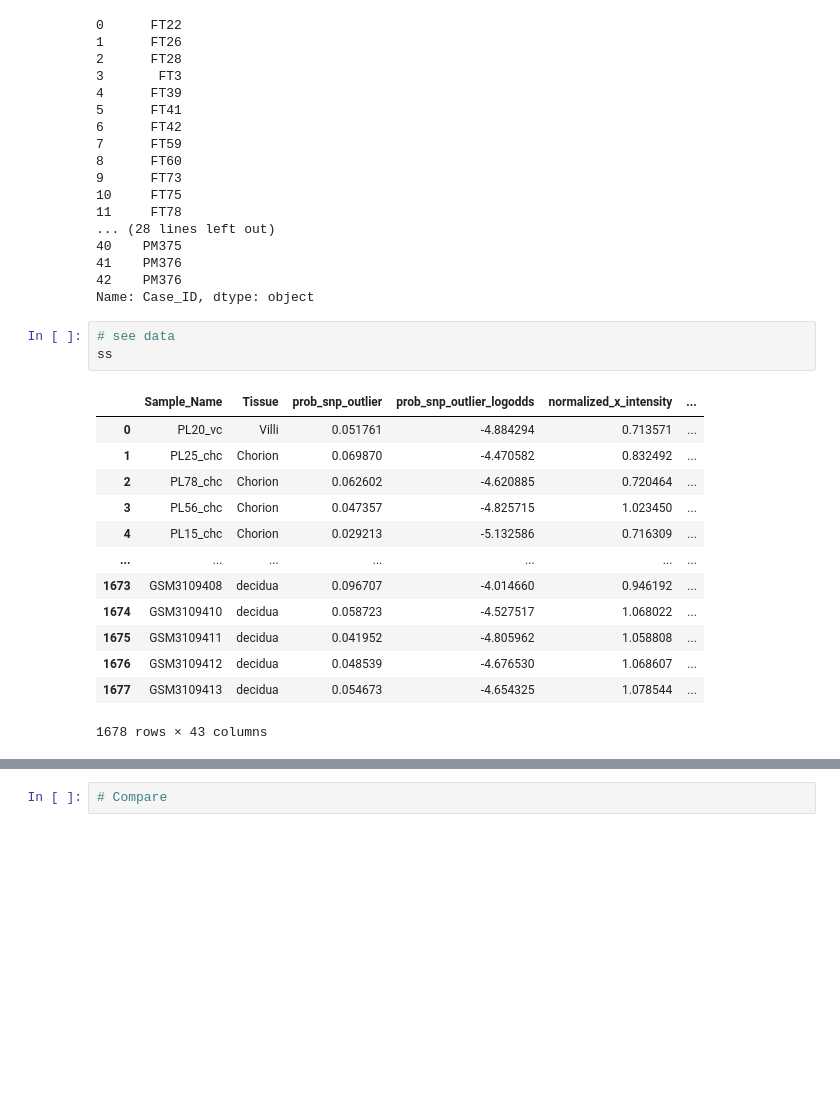
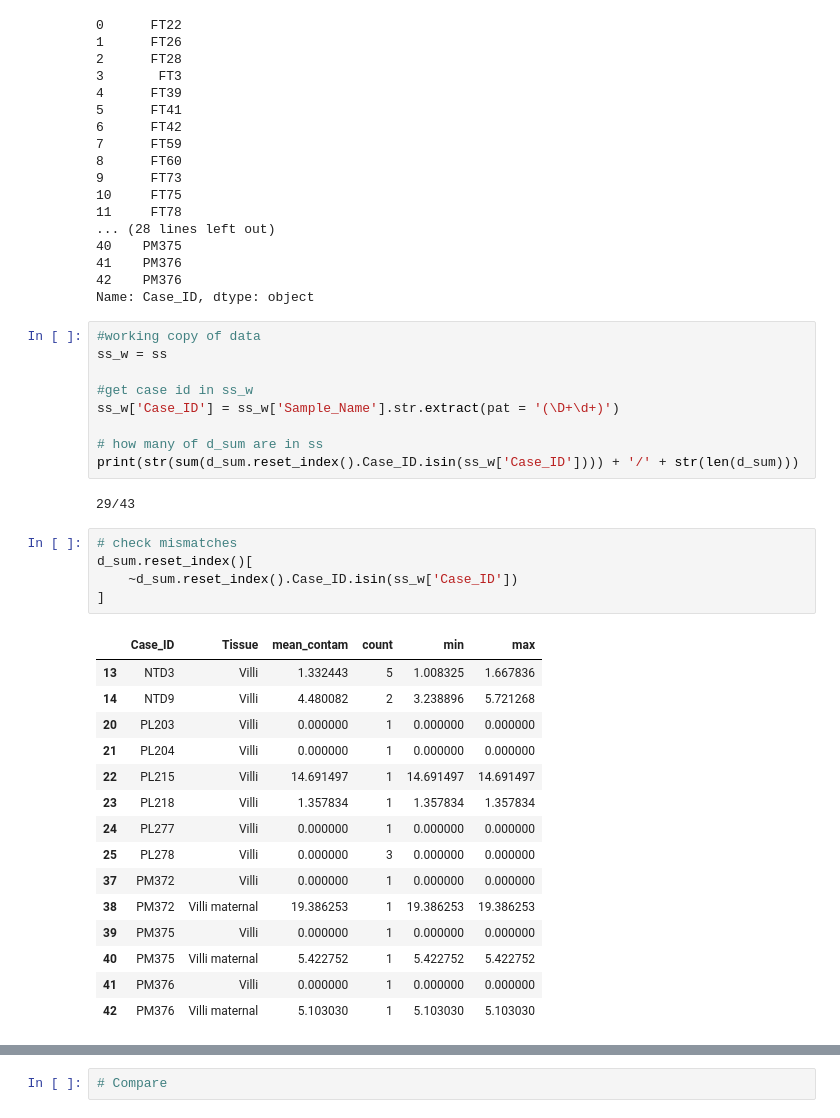
Before and after one commit to wvictor14/DNAm-contamination, a Jupyter notebook: Py/1-10 update microsatellites v2.ipynb, the cells around one changed output, grey strips where cells are left out. Drawn from its saved outputs; the diff is of its cells as text; blank space fills up the shorter version.

Commit message:
1-10 update check for missing samples

```diff
--- a/Py/1-10 update microsatellites v2.ipynb
+++ b/Py/1-10 update microsatellites v2.ipynb
@@ -261,19 +298,34 @@ d_sum.reset_index().Case_ID
 42    PM376
 Name: Case_ID, dtype: object
 # %%
-# see data
-ss
+#working copy of data
+ss_w = ss
+
+#get case id in ss_w
+ss_w['Case_ID'] = ss_w['Sample_Name'].str.extract(pat = '(\D+\d+)')
+
+# how many of d_sum are in ss
+print(str(sum(d_sum.reset_index().Case_ID.isin(ss_w['Case_ID']))) + '/' + str(len(d_sum)))
 # %% [output]
-|  | Sample_Name | Tissue | prob_snp_outlier | prob_snp_outlier_logodds | normalized_x_intensity | ... |
-| 0 | PL20_vc | Villi | 0.051761 | -4.884294 | 0.713571 | ... |
-| 1 | PL25_chc | Chorion | 0.069870 | -4.470582 | 0.832492 | ... |
-| 2 | PL78_chc | Chorion | 0.062602 | -4.620885 | 0.720464 | ... |
-| 3 | PL56_chc | Chorion | 0.047357 | -4.825715 | 1.023450 | ... |
-| 4 | PL15_chc | Chorion | 0.029213 | -5.132586 | 0.716309 | ... |
-| ... | ... | ... | ... | ... | ... | ... |
-| 1673 | GSM3109408 | decidua | 0.096707 | -4.014660 | 0.946192 | ... |
-| 1674 | GSM3109410 | decidua | 0.058723 | -4.527517 | 1.068022 | ... |
-| 1675 | GSM3109411 | decidua | 0.041952 | -4.805962 | 1.058808 | ... |
-| 1676 | GSM3109412 | decidua | 0.048539 | -4.676530 | 1.068607 | ... |
-| 1677 | GSM3109413 | decidua | 0.054673 | -4.654325 | 1.078544 | ... |
-1678 rows × 43 columns
+29/43
+# %%
+# check mismatches
+d_sum.reset_index()[
+    ~d_sum.reset_index().Case_ID.isin(ss_w['Case_ID'])
+]
+# %% [output]
+|  | Case_ID | Tissue | mean_contam | count | min | max |
+| 13 | NTD3 | Villi | 1.332443 | 5 | 1.008325 | 1.667836 |
+| 14 | NTD9 | Villi | 4.480082 | 2 | 3.238896 | 5.721268 |
+| 20 | PL203 | Villi | 0.000000 | 1 | 0.000000 | 0.000000 |
+| 21 | PL204 | Villi | 0.000000 | 1 | 0.000000 | 0.000000 |
+| 22 | PL215 | Villi | 14.691497 | 1 | 14.691497 | 14.691497 |
+| 23 | PL218 | Villi | 1.357834 | 1 | 1.357834 | 1.357834 |
+| 24 | PL277 | Villi | 0.000000 | 1 | 0.000000 | 0.000000 |
+| 25 | PL278 | Villi | 0.000000 | 3 | 0.000000 | 0.000000 |
+| 37 | PM372 | Villi | 0.000000 | 1 | 0.000000 | 0.000000 |
+| 38 | PM372 | Villi maternal | 19.386253 | 1 | 19.386253 | 19.386253 |
+| 39 | PM375 | Villi | 0.000000 | 1 | 0.000000 | 0.000000 |
+| 40 | PM375 | Villi maternal | 5.422752 | 1 | 5.422752 | 5.422752 |
+| 41 | PM376 | Villi | 0.000000 | 1 | 0.000000 | 0.000000 |
+| 42 | PM376 | Villi maternal | 5.103030 | 1 | 5.103030 | 5.103030 |
```
Also changed, not shown: parts of 10 cells of this notebook.
